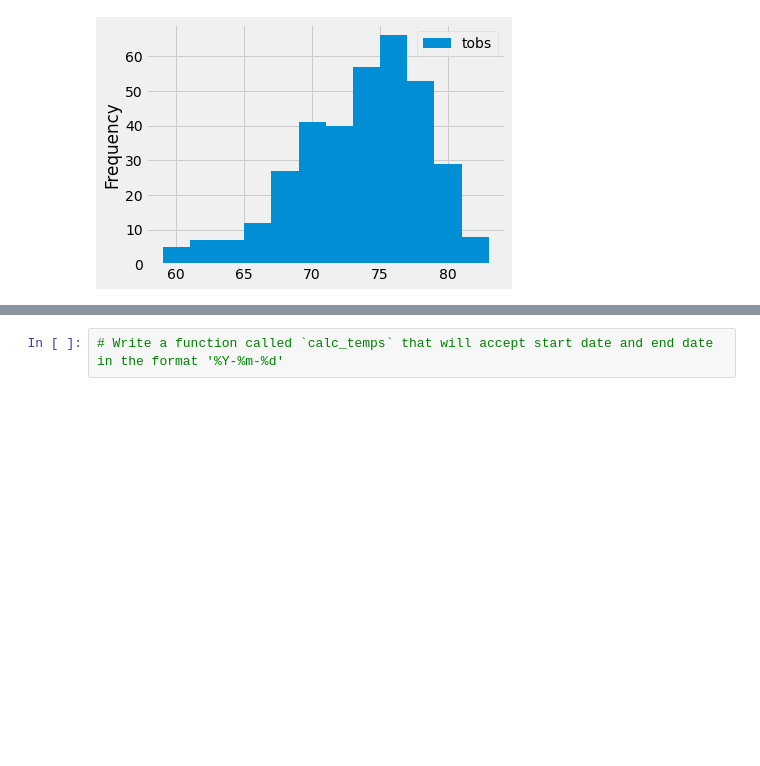
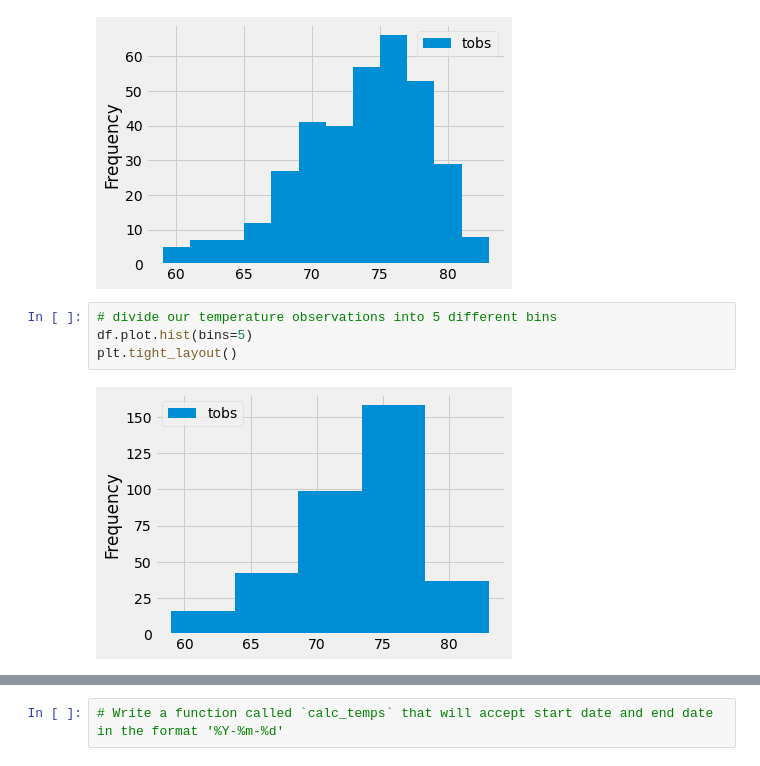
Before and after one commit to mthiobane/surfs_up, a Jupyter notebook: climate_analysis.ipynb, the cells around one changed output, grey strips where cells are left out. Saved outputs shown, nothing was run; the diff lists cells and outputs as text; blank space fills up the shorter version.

```diff
--- a/climate_analysis.ipynb
+++ b/climate_analysis.ipynb
@@ -165,3 +165,9 @@ df.plot.hist(bins=12)
 plt.tight_layout()
 # %% [output]
 [figure]
+# %%
+# divide our temperature observations into 5 different bins
+df.plot.hist(bins=5)
+plt.tight_layout()
+# %% [output]
+[figure, added]
```
Also changed, not shown: parts of 1 cell of this notebook, 1 other file.
